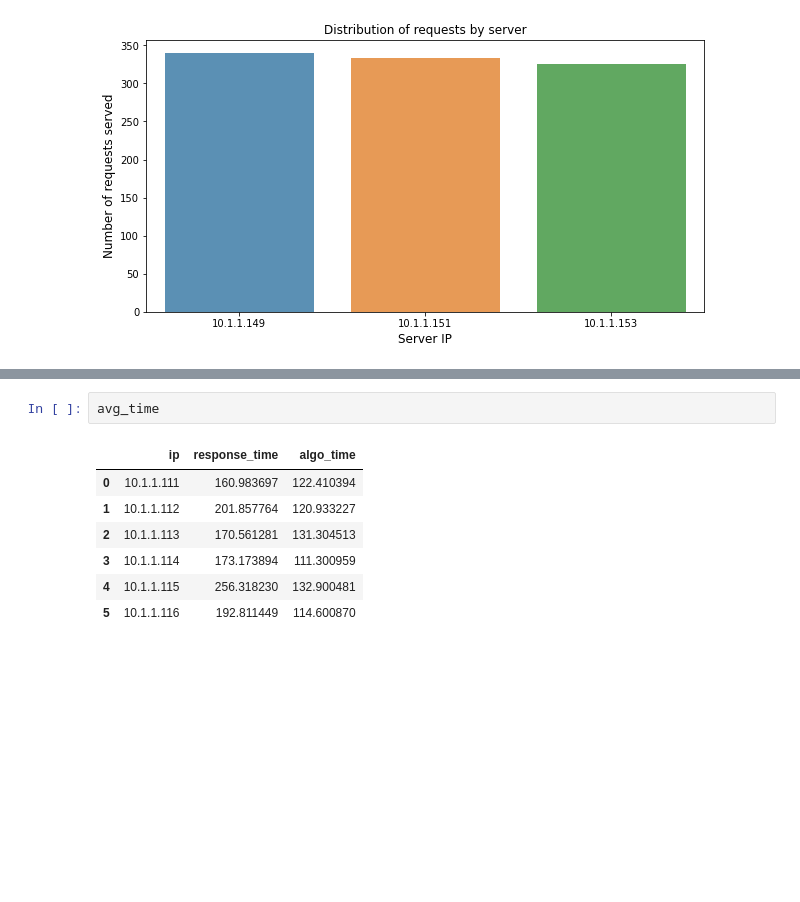
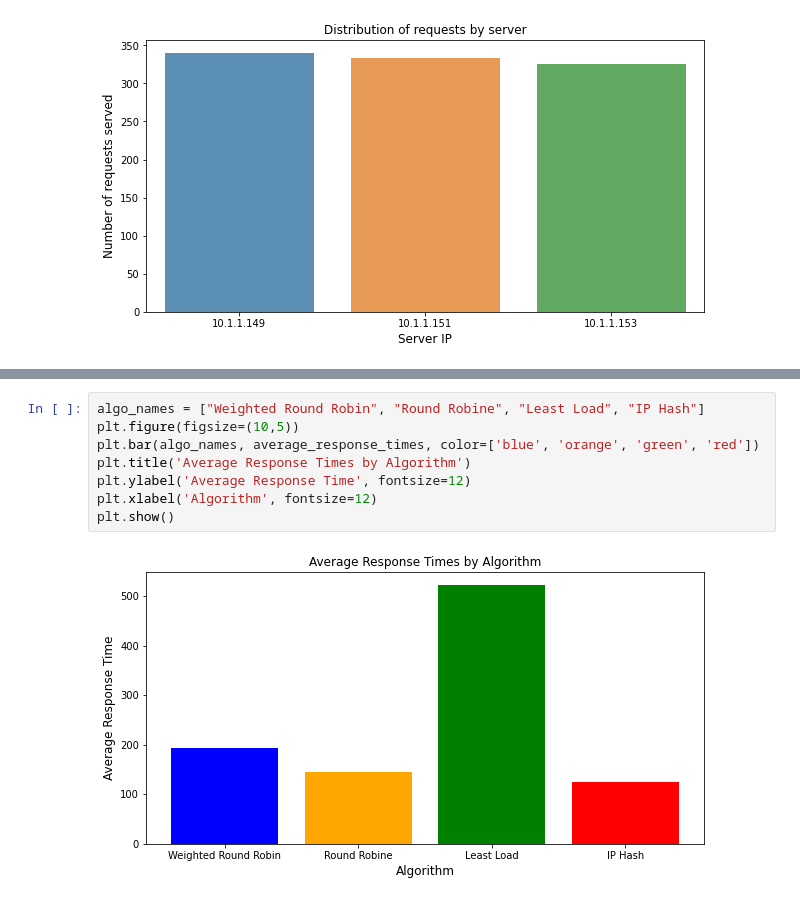
Before and after one commit to nirajmg/networkLB, a Jupyter notebook: nlb.ipynb, the cells around one changed output, grey strips where cells are left out. Saved outputs shown, nothing was run; the diff lists cells and outputs as text; blank space fills up the shorter version.

```diff
--- a/nlb.ipynb
+++ b/nlb.ipynb
@@ -56,10 +60,10 @@ for df in [wrr,rr,lrt,iph]:
-# %%
-avg_time
-# %% [output]
-|  | ip | response_time | algo_time |
-| 0 | 10.1.1.111 | 160.983697 | 122.410394 |
-| 1 | 10.1.1.112 | 201.857764 | 120.933227 |
-| 2 | 10.1.1.113 | 170.561281 | 131.304513 |
-| 3 | 10.1.1.114 | 173.173894 | 111.300959 |
-| 4 | 10.1.1.115 | 256.318230 | 132.900481 |
-| 5 | 10.1.1.116 | 192.811449 | 114.600870 |
+# %%
+algo_names = ["Weighted Round Robin", "Round Robine", "Least Load", "IP Hash"]
+plt.figure(figsize=(10,5))
+plt.bar(algo_names, average_response_times, color=['blue', 'orange', 'green', 'red'])
+plt.title('Average Response Times by Algorithm')
+plt.ylabel('Average Response Time', fontsize=12)
+plt.xlabel('Algorithm', fontsize=12)
+plt.show()
+# %% [output]
+[figure, added]
```
Also changed, not shown: parts of 3 cells of this notebook.
